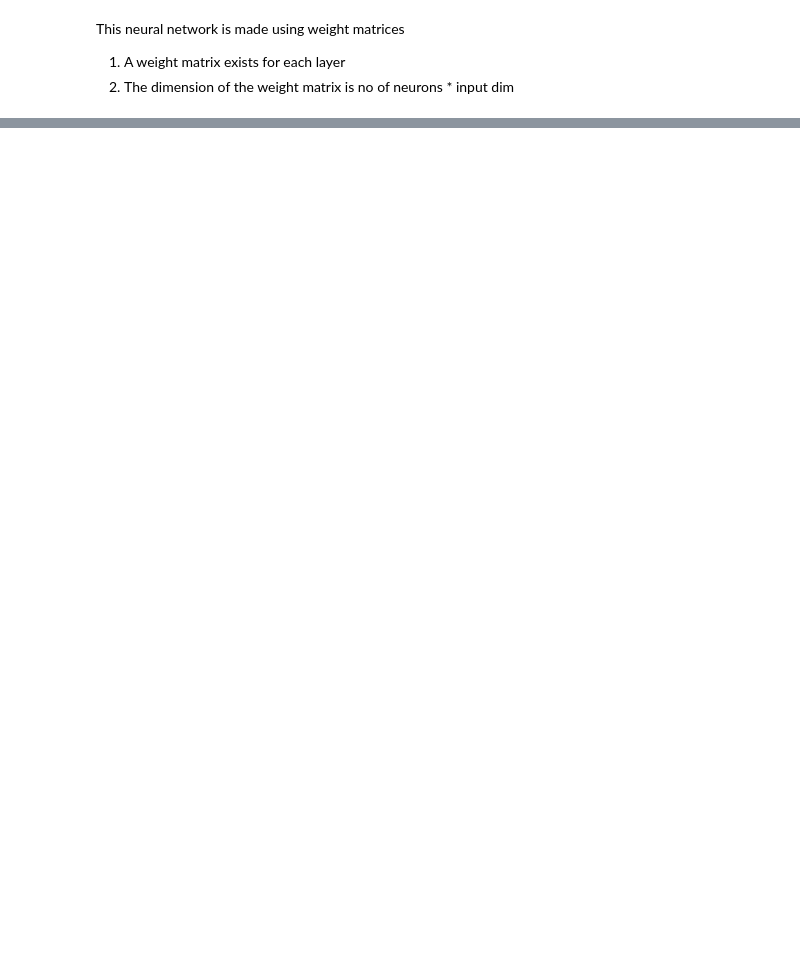
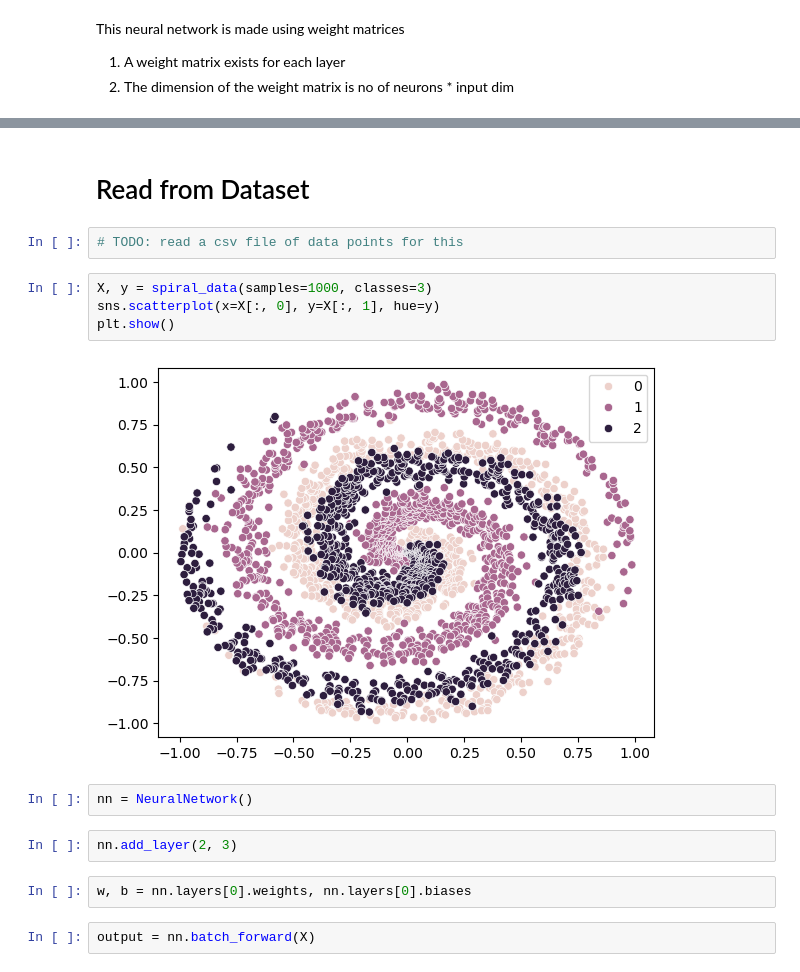
Before and after one commit to PranavRao25/Implementating-Neural-Networks, a Jupyter notebook: Basics/Basic_neuron.ipynb, the cells around one changed output, grey strips where cells are left out. Drawn from its saved outputs; the diff is of its cells as text; blank space fills up the shorter version.

```diff
--- a/Basics/Basic_neuron.ipynb
+++ b/Basics/Basic_neuron.ipynb
@@ -96,0 +176,18 @@ array([4.8  , 1.21 , 2.385])
+# %% [markdown]
+# Read from Dataset
+# %%
+# TODO: read a csv file of data points for this
+# %%
+X, y = spiral_data(samples=1000, classes=3)
+sns.scatterplot(x=X[:, 0], y=X[:, 1], hue=y)
+plt.show()
+# %% [output]
+[figure, added]
+# %%
+nn = NeuralNetwork()
+# %%
+nn.add_layer(2, 3)
+# %%
+w, b = nn.layers[0].weights, nn.layers[0].biases
+# %%
+output = nn.batch_forward(X)
```
Also changed, not shown: parts of 23 cells of this notebook.
